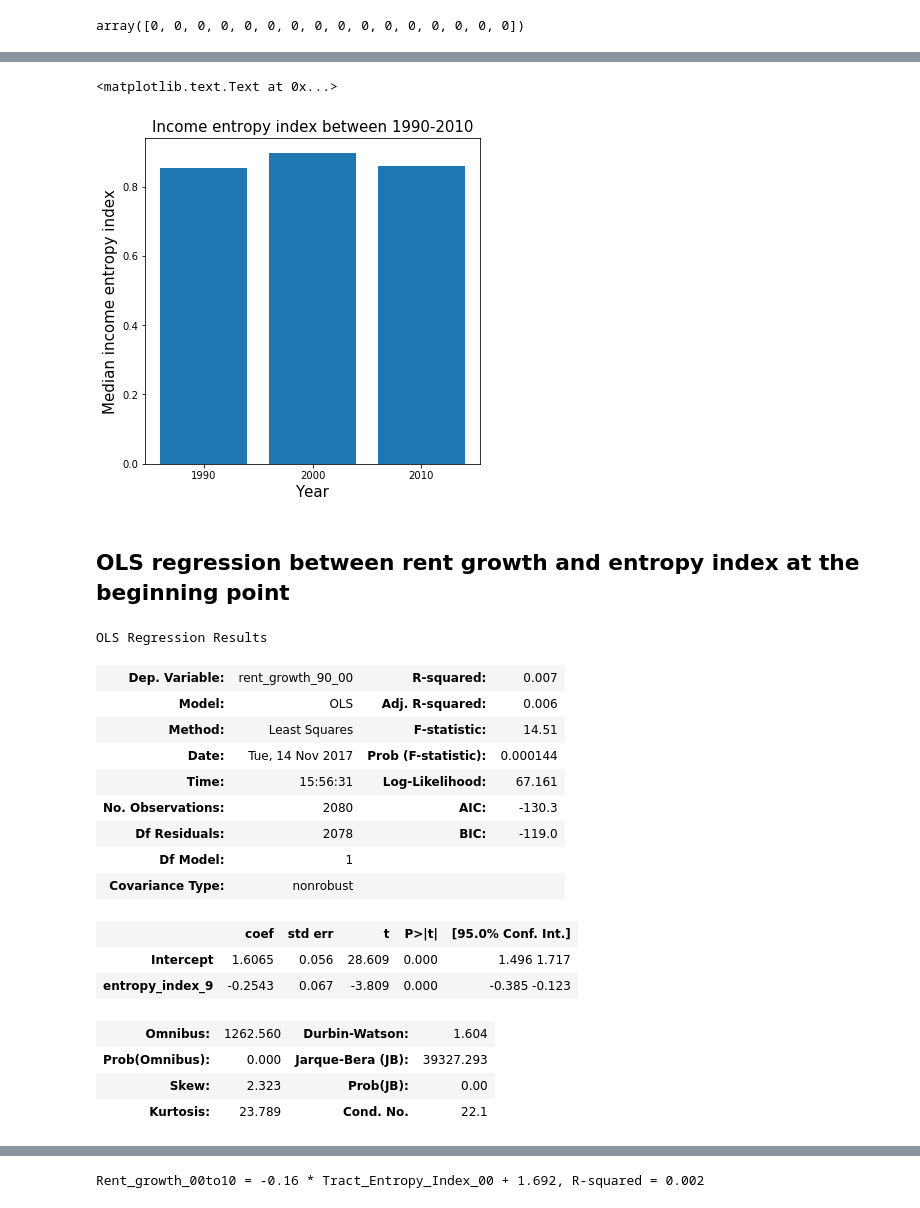
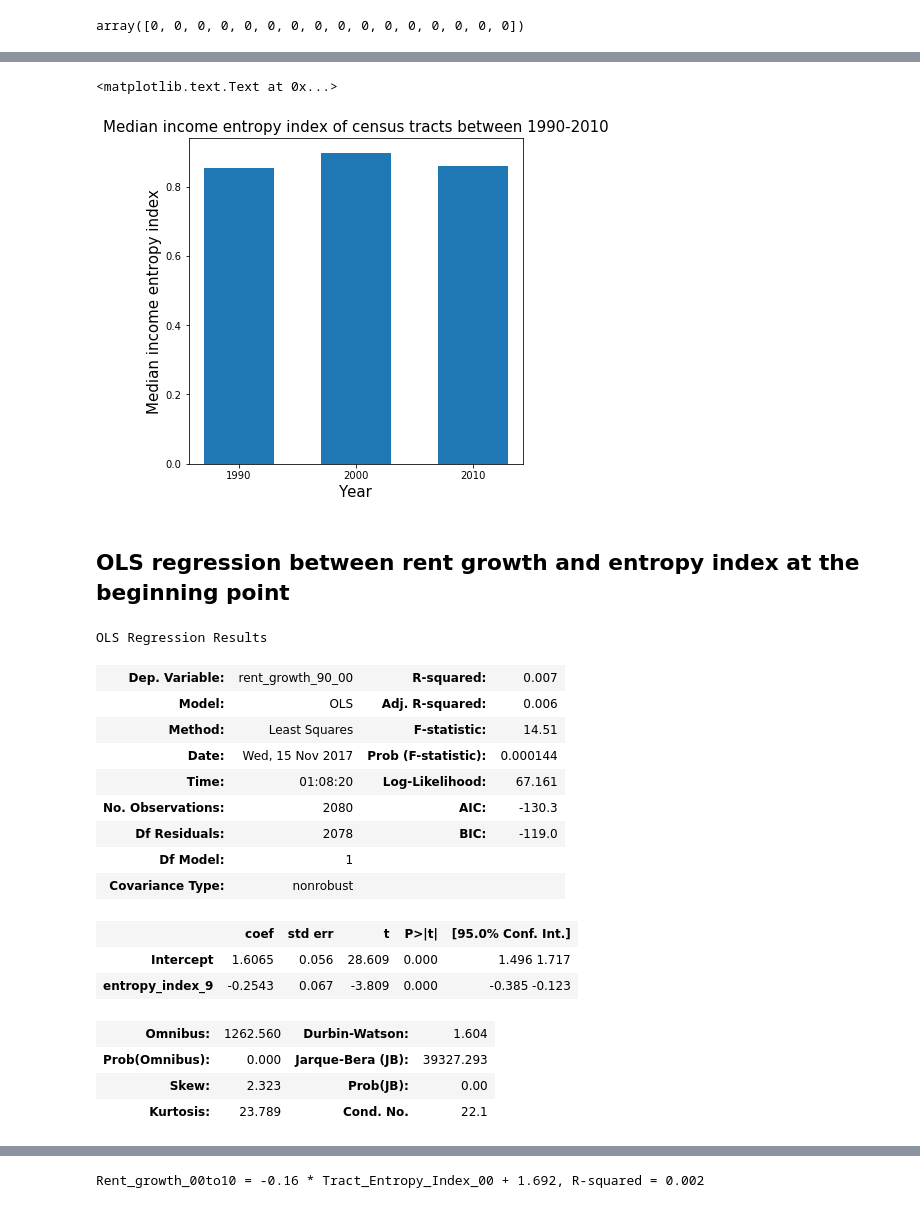
Before and after one commit to picniclin/NYC_yl5240, a Jupyter notebook: NYC_housing_and_income.ipynb, the cells around one changed output, grey strips where cells are left out. Cells and saved outputs as stored; diff of their text form; code cells hidden in the pictures.

Commit message:
add plots

```diff
--- a/NYC_housing_and_income.ipynb
+++ b/NYC_housing_and_income.ipynb
@@ -18,5 +22,5 @@ https://drive.google.com/a/nyu.edu/file/d/0B2HY61hRpF-jV21KSTVsbi1wS3M/view?usp=
 # %%
-df = pd.read_csv('/Users/apple/Downloads/geolytics_NYC_census_1990-2010.csv')
+df = pd.read_csv('/Users/apple/Desktop/NYC_yl5240/geolytics_NYC_census_1990-2010.csv')
 # %%
 df.shape
 # %% [output]
@@ -84,7 +99,7 @@ Index(['AREAKEY', 'STATE', 'STUSAB', 'INTPTLAT', 'INTPTLON', 'TCH_90_10',
 # %%
 df.columns = cols
 
-df.rename(columns = {'AREAKEY' : 'census_tract_id',
+df.rename(columns = {'AREAKEY' : 'census_tract',
                      'STATE':'state','STUSAB':'abb.',
                      'TCH_90_10':'tract_change_90', 'TCH_00_10':'tract_change_00',
                     'INTPTLAT':'lat', 'INTPTLON':'lon'}, inplace = True)
@@ -107,5 +122,7 @@ df.shape
 ## delete the observation, i.e. census tract, with 0 median rent or 0 median families income
 df = df[~((df.median_rent_0 == 0)| (df.median_rent_9 == 0)|(df.median_rent_1 == 0)|\
          (df.median_inc_fam_9 == 0)| (df.median_inc_fam_9 == 0)|(df.median_inc_fam_1 == 0))]
-df.shape
+## drop the redundant columns
+df.drop(['state', 'abb.','tract_change_90','tract_change_00'], axis = 1, inplace = True)
+df.head()
 # %% [output]
@@ -113,2 +221,3 @@ df.shape
 # %%
-df.census_tract_id = df.census_tract_id.apply(lambda x : str(x)[-6:])
+df_conv['census_tract']  = (df_conv.BroCode +\
+                        df_conv['2010CensusTract'].apply(lambda x : str(x).zfill(6))).astype(int)
@@ -471,15 +587,15 @@ df_census_entropy.describe()
 | max | 150001.000000 | 1001.000000 | 200001.000000 | 2001.000000 | 250001.000000 | 2001.000000 | ... |
 # %%
 plt.figure(figsize = (6, 6))
-plt.bar(np.arange(3), df_census_entropy.median()[-3:])
+plt.bar(np.arange(3), df_census_entropy.median()[-3:], width = 0.6)
 
 plt.xticks(np.arange(3), ('1990','2000','2010'))
 plt.xlabel('Year', fontsize = 15)
 plt.ylabel('Median income entropy index', fontsize = 15)
-plt.title('Income entropy index between 1990-2010', fontsize = 15)
+plt.title('Median income entropy index of census tracts between 1990-2010', fontsize = 15)
 # %% [output]
 <matplotlib.text.Text at 0x...>
-[figure, old version]
+[figure, new version]
 # %% [markdown]
 ## OLS regression between rent growth and entropy index at the beginning point
 # %%
@@ -492,8 +608,8 @@ OLS Regression Results
 | Dep. Variable: | rent_growth_90_00 | R-squared: | 0.007 |
 | Model: | OLS | Adj. R-squared: | 0.006 |
 | Method: | Least Squares | F-statistic: | 14.51 |
-| Date: | Tue, 14 Nov 2017 | Prob (F-statistic): | 0.000144 |
-| Time: | 15:56:31 | Log-Likelihood: | 67.161 |
+| Date: | Wed, 15 Nov 2017 | Prob (F-statistic): | 0.000144 |
+| Time: | 01:08:20 | Log-Likelihood: | 67.161 |
 | No. Observations: | 2080 | AIC: | -130.3 |
 | Df Residuals: | 2078 | BIC: | -119.0 |
 | Df Model: | 1 |  |  |
```
Also changed, not shown: parts of 67 cells of this notebook.
